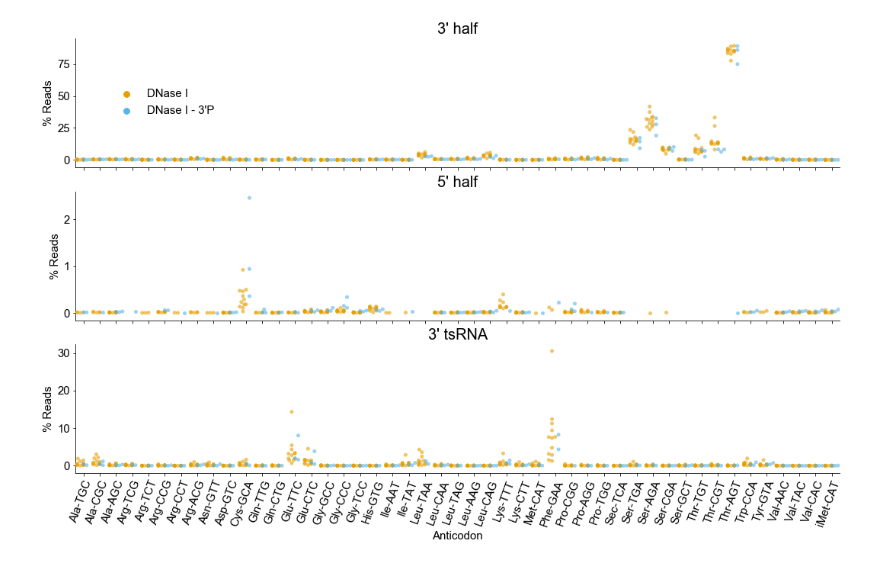
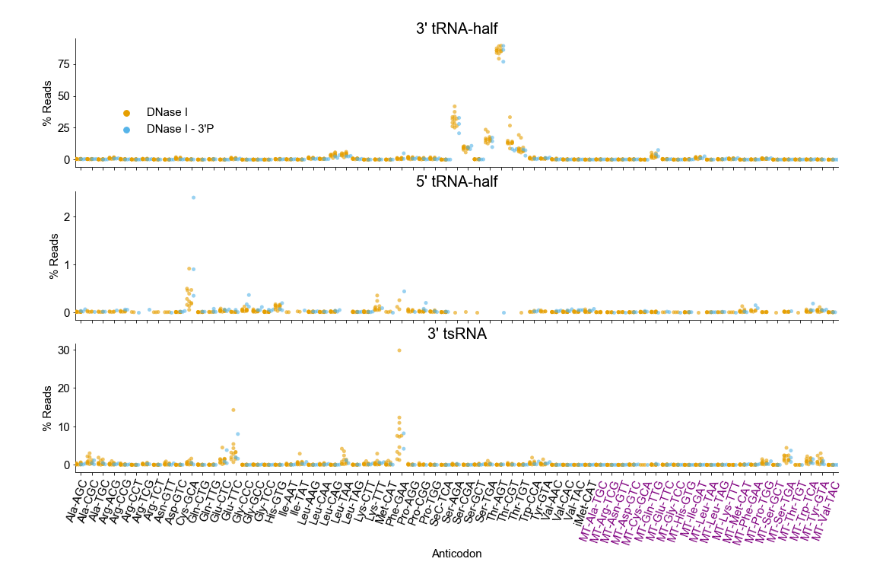
Before and after one commit to wckdouglas/cfNA, a Jupyter notebook: plots/plot_tsRNA.ipynb, the cells around one changed output. Saved outputs shown, nothing was run; the diff lists cells and outputs as text; code cells hidden in the pictures.

```diff
--- a/plots/plot_tsRNA.ipynb
+++ b/plots/plot_tsRNA.ipynb
@@ -173,14 +71,13 @@ p.set(xticks=np.arange(0,81,15))
 # %%
 df = pd.read_feather('/stor/work/Lambowitz/cdw2854/cfNA/tgirt_map/Counts/tsRNA.feather') \
-    .assign(anticodon = lambda d: d.tRNA.str.extract('-([ACTGN]{3})-', expand=False)) \
     .assign(prep = lambda d: d.samplename.map(label_sample))\
-    .assign(aa = lambda d: d.tRNA.str.extract('TR([A-Z]+)-', expand=False).map(SeqUtils.seq3))\
-    .assign(aa = lambda d: np.where(d.aa == "IleMetGluThr",'iMet',d.aa))\
-    .groupby(['anticodon','prep','samplename','frag_type','aa'], as_index=False) \
+    .assign(is_mt = lambda d: np.where(d.tRNA.str.startswith('MT'),'MT-',''))\
+    .groupby(['anticodon','prep','samplename','frag_type','aa','is_mt'], as_index=False) \
     .agg({'frag_count':'sum'}) \
-    .assign(frag_fraction = lambda d: 100*d.groupby(['samplename','prep','aa','anticodon']).frag_count.transform(lambda x: x/x.sum()))\
+    .assign(frag_fraction = lambda d: 100*d.groupby(['samplename','prep','aa','anticodon','is_mt']).frag_count.transform(lambda x: x/x.sum()))\
     .query('frag_type != "Others"')  \
-    .assign(anticodon = lambda d: d.aa +'-'+ d.anticodon) \
-    .sort_values('aa')
+    .assign(anticodon = lambda d: d.is_mt + d.aa +'-'+ d.anticodon) \
+    .sort_values(['is_mt','aa']) \
+    .assign(frag_type = lambda d: d.frag_type.str.replace('half','tRNA-half'))
 df.head()
 # %% [output]
@@ -193,31 +107,34 @@ df.head()
 # %%
 prep = ['DNase I', "DNase I - 3'P"]
-tsRNA = ["3' half", "5' half", "3' tsRNA"]
+tsRNA = ["3' tRNA-half", "5' tRNA-half", "3' tsRNA"]
 anticodon = df.anticodon.unique().tolist()
 # %%
 p = sns.FacetGrid(data = df.pipe(lambda d: d[d.prep.isin(prep)]),
                 col = 'frag_type',
                 col_wrap=1,
                 col_order = tsRNA,
                 aspect=5,
                 sharey=False)
 p.map(sns.swarmplot,
       'anticodon',
       'frag_fraction',
       'prep',
       alpha=0.6,
       hue_order = prep,
       order = anticodon,
       palette = okabeito_palette(),
       dodge=True)
 for ax in p.fig.axes:
     ax.set_xticklabels(ax.get_xticklabels(),
                       rotation=70,
                       ha = 'right',
                       rotation_mode='anchor')
+    for xt in ax.get_xticklabels():
+        if xt.get_text().startswith('MT'):
+            xt.set_color('purple')
 p.set_titles('{col_name}', size=20)
 p.add_legend(fontsize=15, bbox_to_anchor=(0.2,0.9))
 p.set_axis_labels('Anticodon', '% Reads')
 p.savefig(figure_path + '/tRNA_fragment_percentage.pdf', bbox_inches='tight')
 # %% [output]
-[figure, old version]
+[figure, new version]
```
Also changed, not shown: parts of 14 cells of this notebook, 7 other files.
